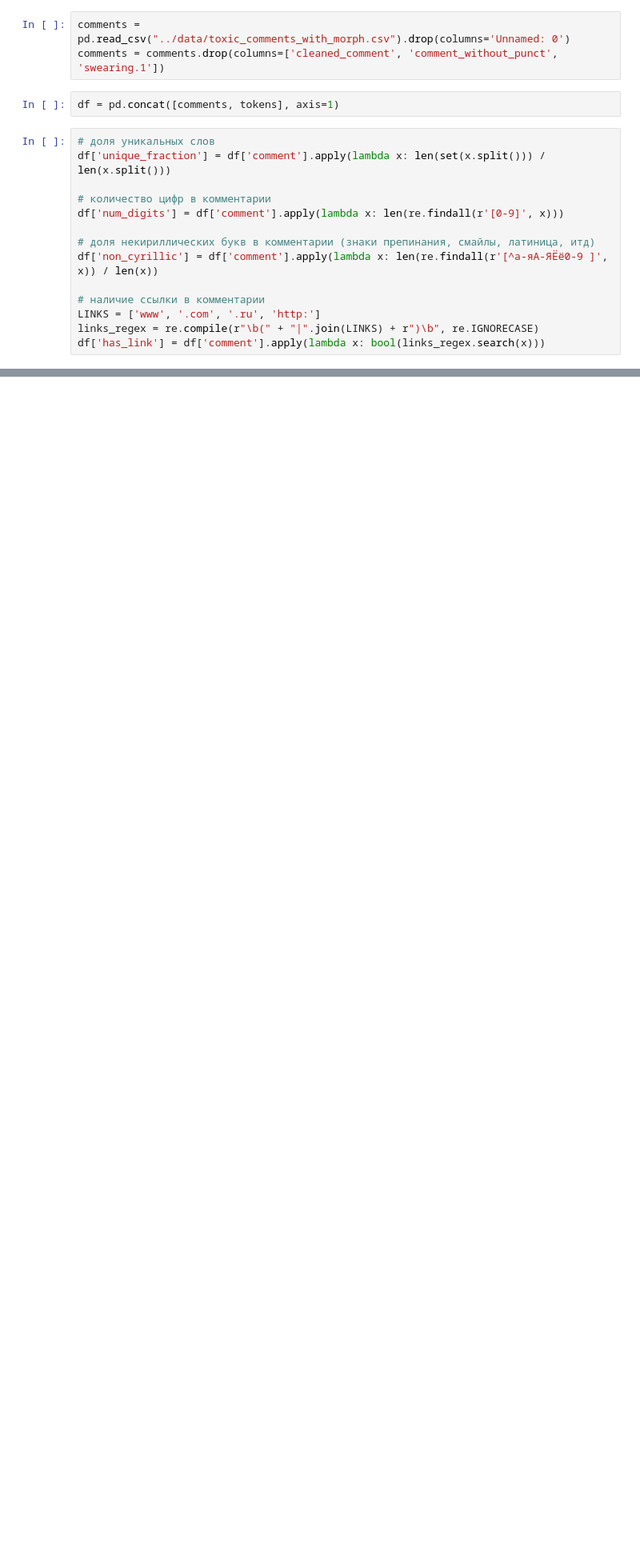
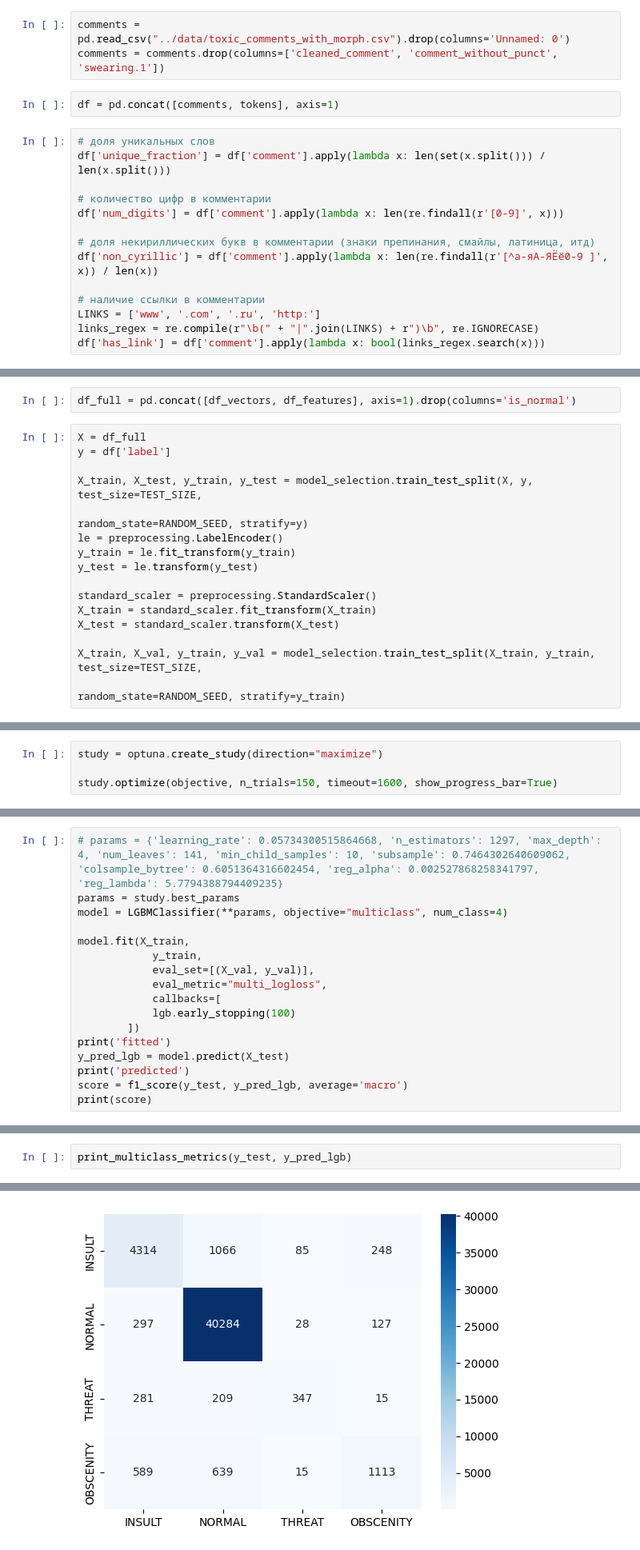
Before and after one commit to toxic-comments/toxic-comments, a Jupyter notebook: nonlinear-models/sokolov.ipynb, the cells around one changed output, grey strips where cells are left out. Shown at 80% size. Cells and saved outputs as stored; diff of their text form; blank space fills up the shorter version.

```diff
--- a/nonlinear-models/sokolov.ipynb
+++ b/nonlinear-models/sokolov.ipynb
@@ -73,0 +225,18 @@ df
+# %%
+df_full = pd.concat([df_vectors, df_features], axis=1).drop(columns='is_normal')
+# %%
+X = df_full
+y = df['label']
+
+X_train, X_test, y_train, y_test = model_selection.train_test_split(X, y, test_size=TEST_SIZE,
+                                                                    random_state=RANDOM_SEED, stratify=y)
+le = preprocessing.LabelEncoder()
+y_train = le.fit_transform(y_train)
+y_test = le.transform(y_test)
+
+standard_scaler = preprocessing.StandardScaler()
+X_train = standard_scaler.fit_transform(X_train)
+X_test = standard_scaler.transform(X_test)
+
+X_train, X_val, y_train, y_val = model_selection.train_test_split(X_train, y_train, test_size=TEST_SIZE,
+                                                                    random_state=RANDOM_SEED, stratify=y_train)
@@ -73,0 +276,4 @@ df
+# %%
+study = optuna.create_study(direction="maximize")
+
+study.optimize(objective, n_trials=150, timeout=1600, show_progress_bar=True)
@@ -73,0 +346,17 @@ df
+# %%
+# params = {'learning_rate': 0.05734300515864668, 'n_estimators': 1297, 'max_depth': 4, 'num_leaves': 141, 'min_child_samples': 10, 'subsample': 0.7464302640609062, 'colsample_bytree': 0.6051364316602454, 'reg_alpha': 0.002527868258341797, 'reg_lambda': 5.7794388794409235}
+params = study.best_params
+model = LGBMClassifier(**params, objective="multiclass", num_class=4)
+
+model.fit(X_train,
+            y_train,
+            eval_set=[(X_val, y_val)],
+            eval_metric="multi_logloss",
+            callbacks=[
+            lgb.early_stopping(100)
+        ])
+print('fitted')
+y_pred_lgb = model.predict(X_test)
+print('predicted')
+score = f1_score(y_test, y_pred_lgb, average='macro')
+print(score)
@@ -73,0 +370,3 @@ df
+# %%
+print_multiclass_metrics(y_test, y_pred_lgb)
+# %% [output]
@@ -73,0 +386 @@ df
+[figure, added]
```
Also changed, not shown: parts of 27 cells of this notebook.
